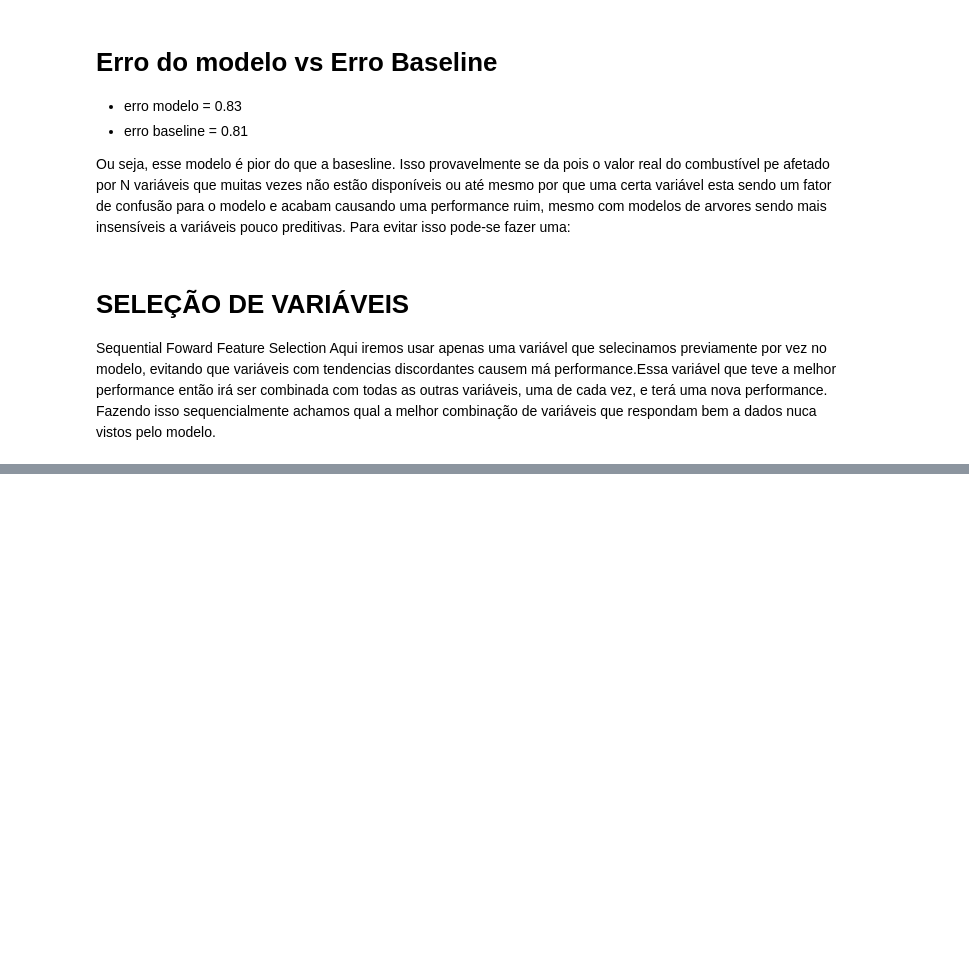
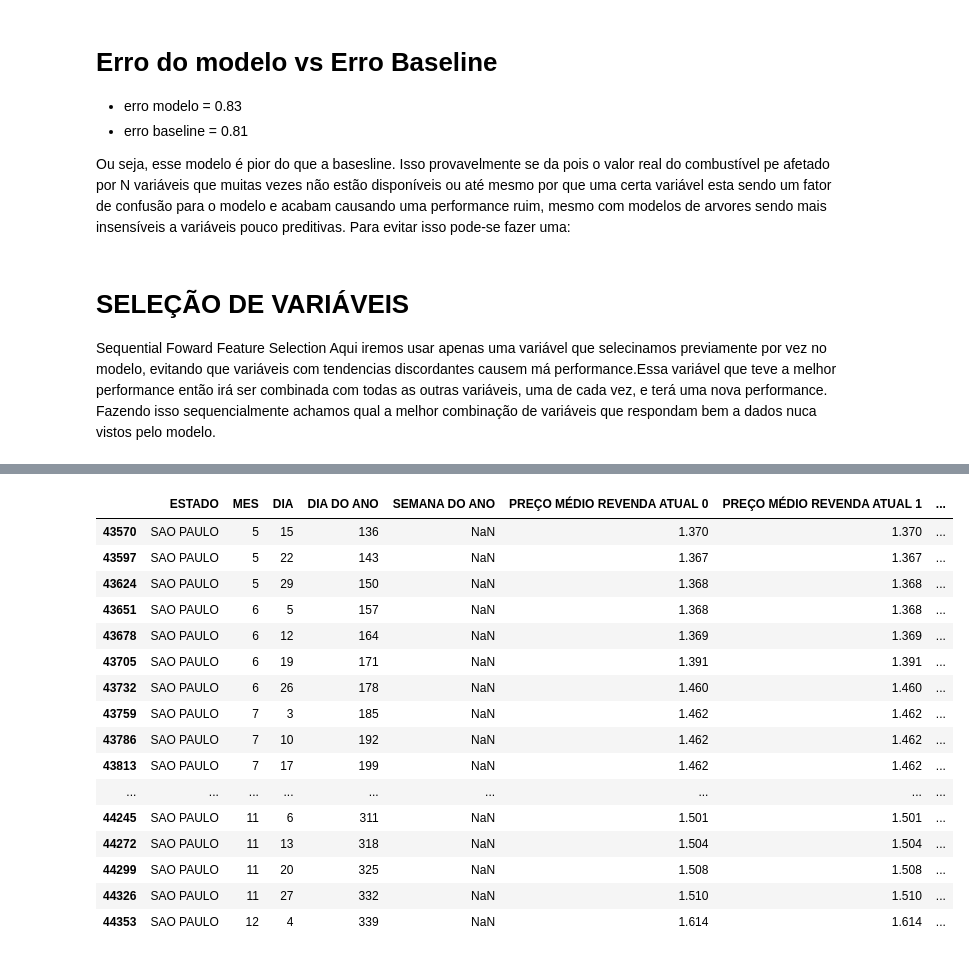
Before and after one commit to Breno-Valle/Gas_price_TimeSeries, a Jupyter notebook: gas_price.ipynb, the cells around one changed output, grey strips where cells are left out. Saved outputs shown, nothing was run; the diff lists cells and outputs as text; code cells hidden in the pictures; blank space fills up the shorter version.

```diff
--- a/gas_price.ipynb
+++ b/gas_price.ipynb
@@ -306,0 +318,10 @@ Melhor variável: MES - Erro: 0.809213966655409
+# %%
+df_x_treino2['MES'] = diesel_treino['DATA FINAL'].dt.month
+df_x_treino2['DIA'] = diesel_treino['DATA FINAL'].dt.day
+df_x_treino2['DIA DO ANO'] = diesel_treino['DATA FINAL'].dt.dayofyear
+df_x_treino2['SEMANA DO ANO'] = diesel_treino['DATA FINAL'].dt.weekofyear
+
+df_x_valid2['MES'] = diesel_valid['DATA FINAL'].dt.month
+df_x_valid2['DIA'] = diesel_valid['DATA FINAL'].dt.day
+df_x_valid2['DIA DO ANO'] = diesel_valid['DATA FINAL'].dt.dayofyear
+df_x_treino2['SEMANA DO ANO'] = diesel_valid['DATA FINAL'].dt.weekofyear
@@ -306,0 +338,4 @@ Melhor variável: MES - Erro: 0.809213966655409
+# %%
+for c in range(1,12):
+    df_x_treino2['PREÇO MÉDIO REVENDA ATUAL {}'.format(c)] = diesel_treino['PREÇO MÉDIO REVENDA'].shift(c)
+    df_x_valid2['PREÇO MÉDIO REVENDA ATUAL {}'.format(c)] = diesel_valid['PREÇO MÉDIO REVENDA'].shift(c)
@@ -306,0 +345,4 @@ Melhor variável: MES - Erro: 0.809213966655409
+# %%
+for c in range(1,12):
+    df_x_treino2['DIFF PREÇO MÉDIO REVENDA ATUAL {}'.format(c)] = diesel_treino.groupby(['ESTADO'])['PREÇO MÉDIO REVENDA'].diff(c)
+    df_x_valid2['DIFF PREÇO MÉDIO REVENDA ATUAL {}'.format(c)] = diesel_valid.groupby(['ESTADO'])['PREÇO MÉDIO REVENDA'].diff(c)
@@ -306,0 +352,24 @@ Melhor variável: MES - Erro: 0.809213966655409
+# %%
+for c in range(2,12):
+    df_x_treino2['MEDIA_MOVEL_PRECO_MEDIO_REVENDA_{}_SEMANAS'.format(c)] = diesel_treino.groupby(['ESTADO'])['PREÇO MÉDIO REVENDA'].rolling(c).mean().reset_index(level=0, drop=True)
+    df_x_valid2['MEDIA_MOVEL_PRECO_MEDIO_REVENDA_{}_SEMANAS'.format(c)] = diesel_valid.groupby(['ESTADO'])['PREÇO MÉDIO REVENDA'].rolling(c).mean().reset_index(level=0, drop=True)
+# %%
+df_x_treino2[df_x_treino2['ESTADO'] == 'SAO PAULO'].head(30)
+# %% [output]
+|  | ESTADO | MES | DIA | DIA DO ANO | SEMANA DO ANO | PREÇO MÉDIO REVENDA ATUAL 0 | PREÇO MÉDIO REVENDA ATUAL 1 | ... |
+| 43570 | SAO PAULO | 5 | 15 | 136 | NaN | 1.370 | 1.370 | ... |
+| 43597 | SAO PAULO | 5 | 22 | 143 | NaN | 1.367 | 1.367 | ... |
+| 43624 | SAO PAULO | 5 | 29 | 150 | NaN | 1.368 | 1.368 | ... |
+| 43651 | SAO PAULO | 6 | 5 | 157 | NaN | 1.368 | 1.368 | ... |
+| 43678 | SAO PAULO | 6 | 12 | 164 | NaN | 1.369 | 1.369 | ... |
+| 43705 | SAO PAULO | 6 | 19 | 171 | NaN | 1.391 | 1.391 | ... |
+| 43732 | SAO PAULO | 6 | 26 | 178 | NaN | 1.460 | 1.460 | ... |
+| 43759 | SAO PAULO | 7 | 3 | 185 | NaN | 1.462 | 1.462 | ... |
+| 43786 | SAO PAULO | 7 | 10 | 192 | NaN | 1.462 | 1.462 | ... |
+| 43813 | SAO PAULO | 7 | 17 | 199 | NaN | 1.462 | 1.462 | ... |
+| ... | ... | ... | ... | ... | ... | ... | ... | ... |
+| 44245 | SAO PAULO | 11 | 6 | 311 | NaN | 1.501 | 1.501 | ... |
+| 44272 | SAO PAULO | 11 | 13 | 318 | NaN | 1.504 | 1.504 | ... |
+| 44299 | SAO PAULO | 11 | 20 | 325 | NaN | 1.508 | 1.508 | ... |
+| 44326 | SAO PAULO | 11 | 27 | 332 | NaN | 1.510 | 1.510 | ... |
+| 44353 | SAO PAULO | 12 | 4 | 339 | NaN | 1.614 | 1.614 | ... |
```
Also changed, not shown: parts of 8 cells of this notebook.
